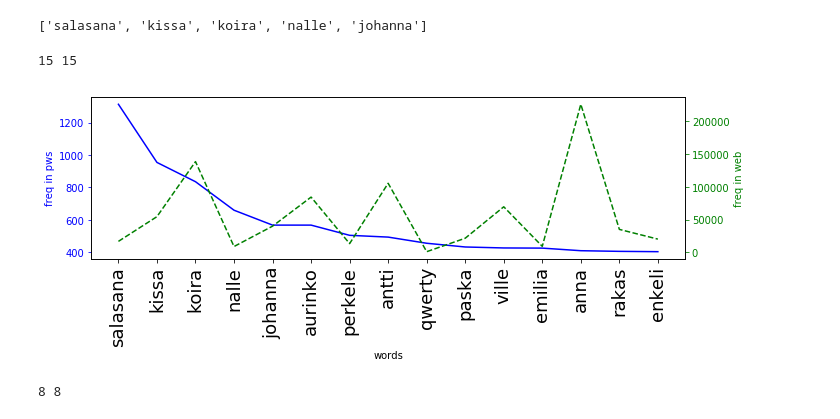
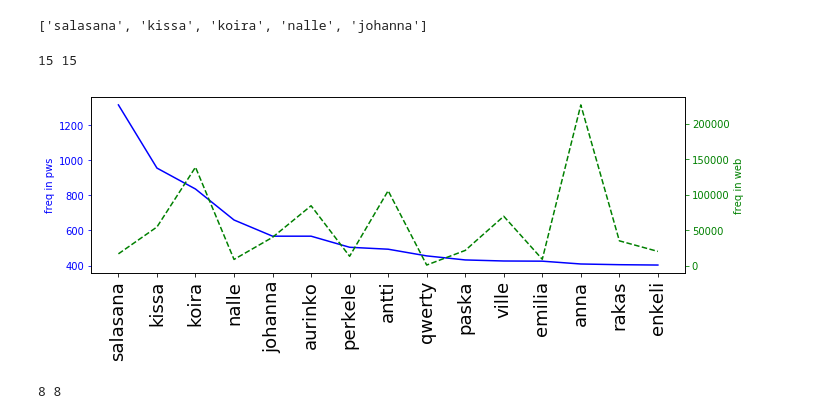
Before and after one commit to elmasyr/pw, a Jupyter notebook: PW_pivot_all.ipynb, the cells around one changed output. Drawn from its saved outputs; the diff is of its cells as text; code cells hidden in the pictures.

```diff
--- a/PW_pivot_all.ipynb
+++ b/PW_pivot_all.ipynb
@@ -32,3 +32,5 @@ df.head()
 | 2 | koira | 835 | 138611 | 137680 | NOUN | Case=Nom|Number=Sing | True | False |
 | 3 | nalle | 659 | 8667 | 5053 | NOUN | Case=Nom|Number=Sing | True | True |
 | 4 | johanna | 567 | 39837 | 39280 | PROPN | Case=Nom|Number=Sing | False | True |
+# %%
+df = df.rename(columns={'matched word': 'word', 'finnish word': 'Finnish word', 'finnish name': 'Finnish name'})
@@ -265,34 +427,36 @@ x
 # %%
 #https://matplotlib.org/gallery/api/two_scales.html
 
 sample = 15
 
 fig, ax1 = plt.subplots(figsize=(10,4))
 x = [i for i in dfsort[:sample].index]
-x_ticks_labels = [str(i) for i in dfsort['matched word'][:sample]]
+x_ticks_labels = [str(i) for i in dfsort['word'][:sample]]
 y1 = dfsort['freq in pws'][:sample]
 print len(x), len(y1)
 ax1.plot(x, y1, 'b-')
-ax1.set_xlabel('words')
+#ax1.set_xlabel('words')
 # Make the y-axis label, ticks and tick labels match the line color.
 ax1.set_ylabel('freq in pws', color='b')
 ax1.tick_params('y', colors='b')
 # Set number of ticks for x-axis
 ax1.set_xticks(x)
 # Set ticks labels for x-axis
 ax1.set_xticklabels(x_ticks_labels, rotation='vertical', fontsize=18)
 
 ax2 = ax1.twinx()
 y2 = dfsort['freq in web'][:sample]
 ax2.plot(x, y2, 'g--')
 ax2.set_ylabel('freq in web', color='g')
 ax2.tick_params('y', colors='g')
 
 fig.tight_layout()
-plt.show()
+#plt.show()
+plt.savefig('wordfreq.png', format='png', dpi=300)
+plt.savefig('wordfreq.eps', format='eps', dpi=300);
 # %% [output]
 15 15
-[figure, old version]
+[figure, new version]
 # %%
 #https://matplotlib.org/gallery/api/two_scales.html
 
```
Also changed, not shown: parts of 33 cells of this notebook.
